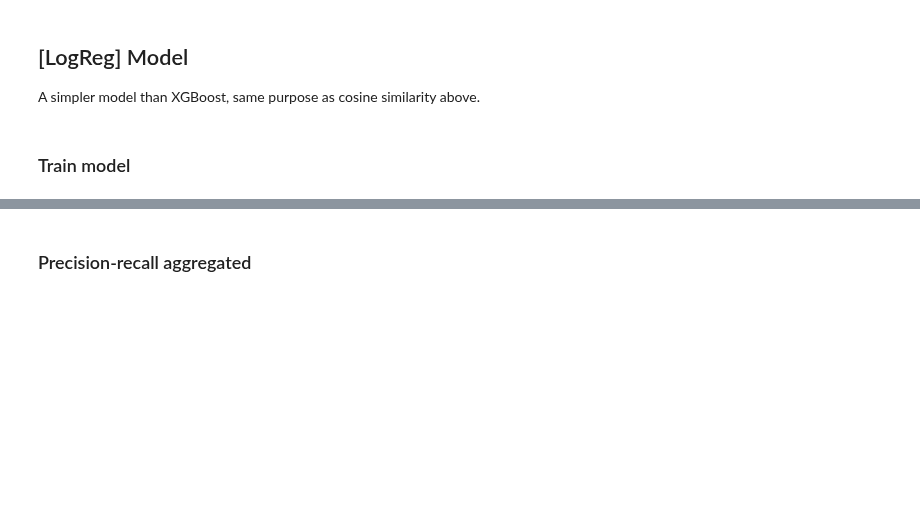
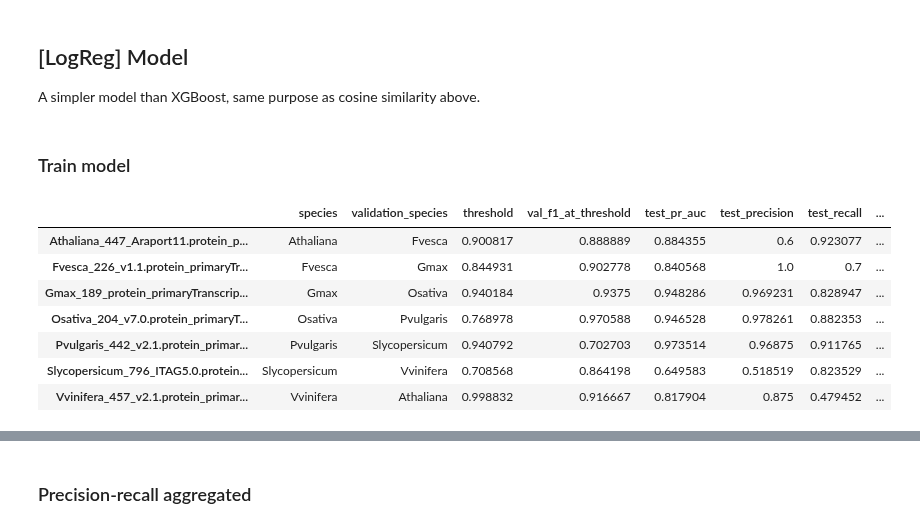
Before and after one commit to Kirk-KD/LRK10L-ML, a Jupyter notebook: notebooks/main.ipynb, the cells around one changed output, grey strips where cells are left out. Cells and saved outputs as stored; diff of their text form; code cells hidden in the pictures; blank space fills up the shorter version.

```diff
--- a/notebooks/main.ipynb
+++ b/notebooks/main.ipynb
@@ -976,32 +1201,42 @@ A simpler model than XGBoost, same purpose as cosine similarity above.
 # %%
 class LogRegEvaluator(PUFilterMixin, LOGOEvaluator):
     def make_model_per_split(self, X_train, y_train):
         return make_pipeline(
             StandardScaler(),
             LogisticRegression(class_weight='balanced', max_iter=1000, random_state=2026, C=0.1)
         )
 
     def extra_metrics_per_split(self, model, X_train, y_train, X_val, y_val):
         return {'n_flagged': getattr(self, '_last_n_flagged', None)}
 
 # Build logistic regression with ESM-2
 logreg_evaluator = LogRegEvaluator(
     logo=logo,
     X=X_deduped_esm,
     y=y_deduped,
     groups=groups_deduped,
     auto_threshold=True,
     X_full=X_esm,
     y_full=y,
     groups_full=groups,
     run_pu=RUN_PU,
 ).fit()
 
-logreg_evaluator.results_df[[
+logreg_results = logreg_evaluator.results_df[[
     'species', 'validation_species', 'threshold', 'val_f1_at_threshold',
     'test_pr_auc', 'test_precision', 'test_recall', 'n_pos', 'found',
     'false_positives'
 ]]
+logreg_results
+# %% [output]
+|  | species | validation_species | threshold | val_f1_at_threshold | test_pr_auc | test_precision | test_recall | ... |
+| Athaliana_447_Araport11.protein_p... | Athaliana | Fvesca | 0.900817 | 0.888889 | 0.884355 | 0.6 | 0.923077 | ... |
+| Fvesca_226_v1.1.protein_primaryTr... | Fvesca | Gmax | 0.844931 | 0.902778 | 0.840568 | 1.0 | 0.7 | ... |
+| Gmax_189_protein_primaryTranscrip... | Gmax | Osativa | 0.940184 | 0.9375 | 0.948286 | 0.969231 | 0.828947 | ... |
+| Osativa_204_v7.0.protein_primaryT... | Osativa | Pvulgaris | 0.768978 | 0.970588 | 0.946528 | 0.978261 | 0.882353 | ... |
+| Pvulgaris_442_v2.1.protein_primar... | Pvulgaris | Slycopersicum | 0.940792 | 0.702703 | 0.973514 | 0.96875 | 0.911765 | ... |
+| Slycopersicum_796_ITAG5.0.protein... | Slycopersicum | Vvinifera | 0.708568 | 0.864198 | 0.649583 | 0.518519 | 0.823529 | ... |
+| Vvinifera_457_v2.1.protein_primar... | Vvinifera | Athaliana | 0.998832 | 0.916667 | 0.817904 | 0.875 | 0.479452 | ... |
 # %%
 test_precision = logreg_evaluator.results_df['test_precision']
 test_recall = logreg_evaluator.results_df['test_recall']
```
Also changed, not shown: parts of 64 cells of this notebook, 2 other files.
